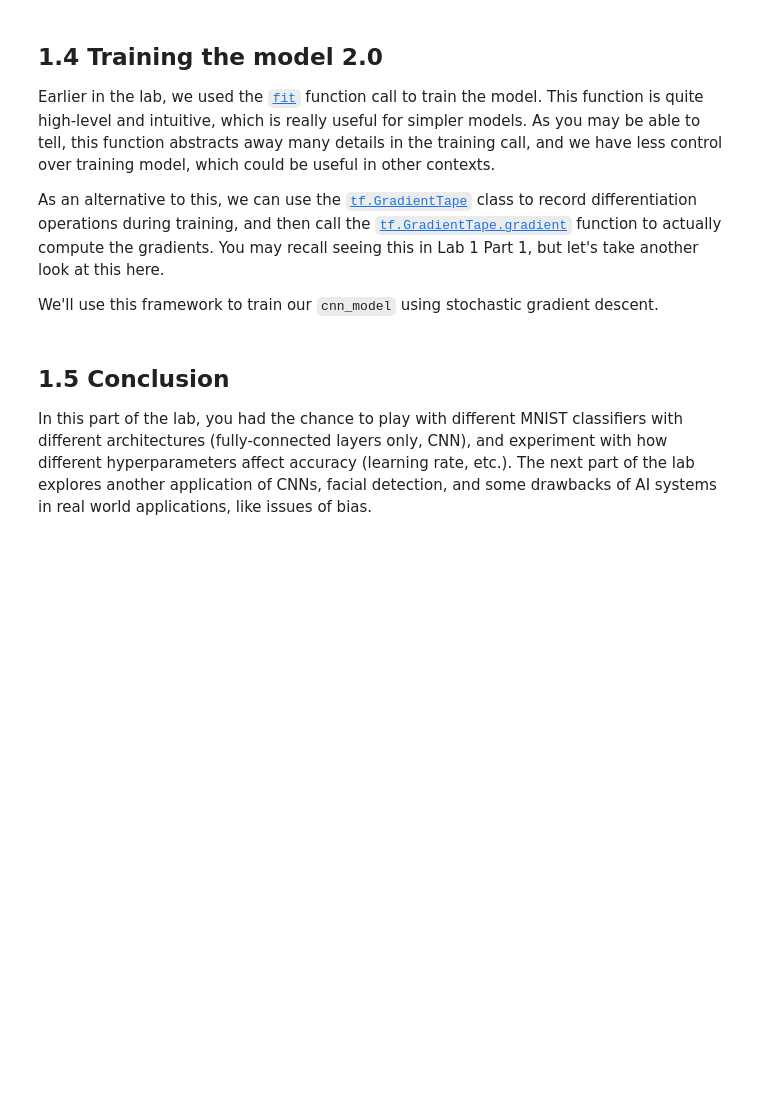
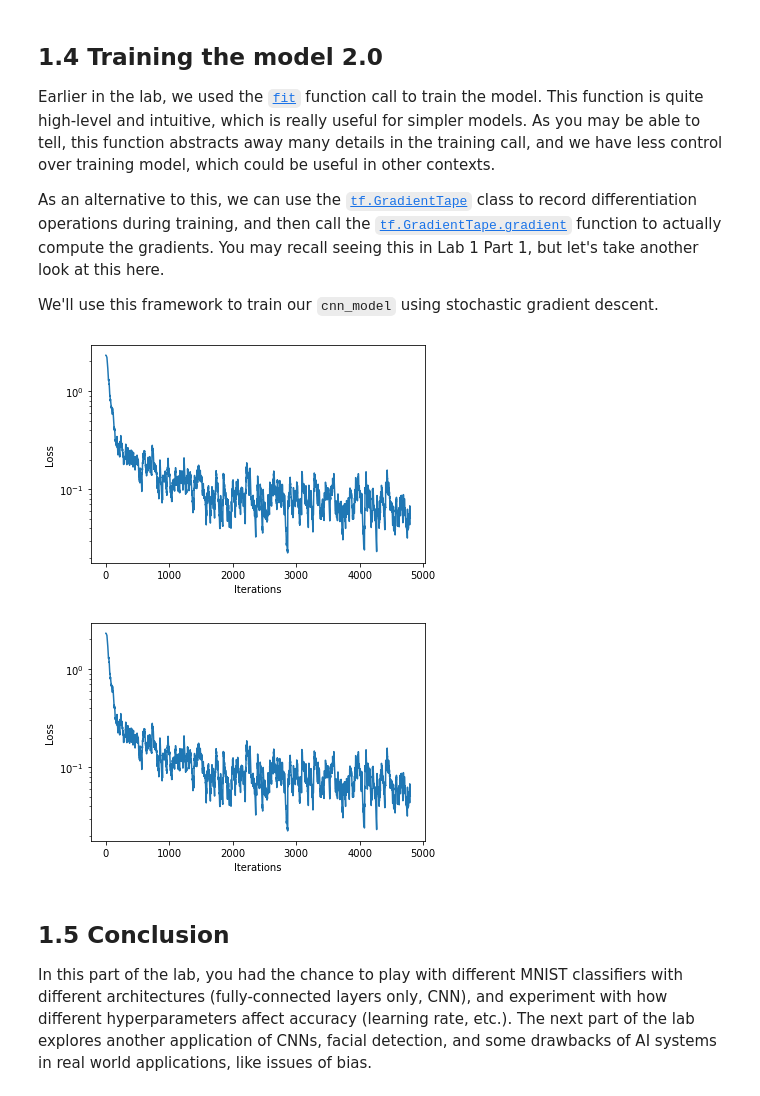
Before and after one commit to Babylonehy/introtodeeplearning, a Jupyter notebook: lab2/Part1_MNIST.ipynb, the cells around one changed output. Saved outputs shown, nothing was run; the diff lists cells and outputs as text; code cells hidden in the pictures; blank space fills up the shorter version.

```diff
--- a/lab2/Part1_MNIST.ipynb
+++ b/lab2/Part1_MNIST.ipynb
@@ -192,6 +193,9 @@ Now that we've trained the model, we can ask it to make predictions about a test
 Use the [`evaluate`](https://www.tensorflow.org/api_docs/python/tf/keras/models/Sequential#evaluate) method to evaluate the model on the test dataset!
 # %%
 '''TODO: Use the evaluate method to test the model!'''
-test_loss, test_acc = # TODO
+model.compile(optimizer=tf.keras.optimizers.SGD(learning_rate=1e-1),
+              loss='sparse_categorical_crossentropy',
+              metrics=['accuracy'])
+test_loss, test_acc = model.evaluate(x=test_images,y=test_labels,batch_size=BATCH_SIZE)# TODO
 
 print('Test accuracy:', test_acc)
@@ -324,35 +383,38 @@ We'll use this framework to train our `cnn_model` using stochastic gradient desc
 # %%
 # Rebuild the CNN model
 cnn_model = build_cnn_model()
 
 batch_size = 12
 loss_history = mdl.util.LossHistory(smoothing_factor=0.95) # to record the evolution of the loss
 plotter = mdl.util.PeriodicPlotter(sec=2, xlabel='Iterations', ylabel='Loss', scale='semilogy')
 optimizer = tf.keras.optimizers.SGD(learning_rate=1e-2) # define our optimizer
 
 if hasattr(tqdm, '_instances'): tqdm._instances.clear() # clear if it exists
 
 for idx in tqdm(range(0, train_images.shape[0], batch_size)):
   # First grab a batch of training data and convert the input images to tensors
   (images, labels) = (train_images[idx:idx+batch_size], train_labels[idx:idx+batch_size])
   images = tf.convert_to_tensor(images, dtype=tf.float32)
 
   # GradientTape to record differentiation operations
   with tf.GradientTape() as tape:
     #'''TODO: feed the images into the model and obtain the predictions'''
-    logits = # TODO
+    logits = cnn_model(images,training=True)# TODO
 
     #'''TODO: compute the categorical cross entropy loss
-    loss_value = tf.keras.backend.sparse_categorical_crossentropy() # TODO
+    loss_value = tf.keras.backend.sparse_categorical_crossentropy(labels,logits) # TODO
 
   loss_history.append(loss_value.numpy().mean()) # append the loss to the loss_history record
   plotter.plot(loss_history.get())
 
   # Backpropagation
   '''TODO: Use the tape to compute the gradient against all parameters in the CNN model.
       Use cnn_model.trainable_variables to access these parameters.'''
-  grads = # TODO
+  grads = tape.gradient(loss_value, cnn_model.trainable_variables) # TODO
   optimizer.apply_gradients(zip(grads, cnn_model.trainable_variables))
+# %% [output]
+[figure, added]
+[figure, added]
 # %% [markdown]
 ## 1.5 Conclusion
 In this part of the lab, you had the chance to play with different MNIST classifiers with different architectures (fully-connected layers only, CNN), and experiment with how different hyperparameters affect accuracy (learning rate, etc.). The next part of the lab explores another application of CNNs, facial detection, and some drawbacks of AI systems in real world applications, like issues of bias.
```
Also changed, not shown: parts of 15 cells of this notebook.
